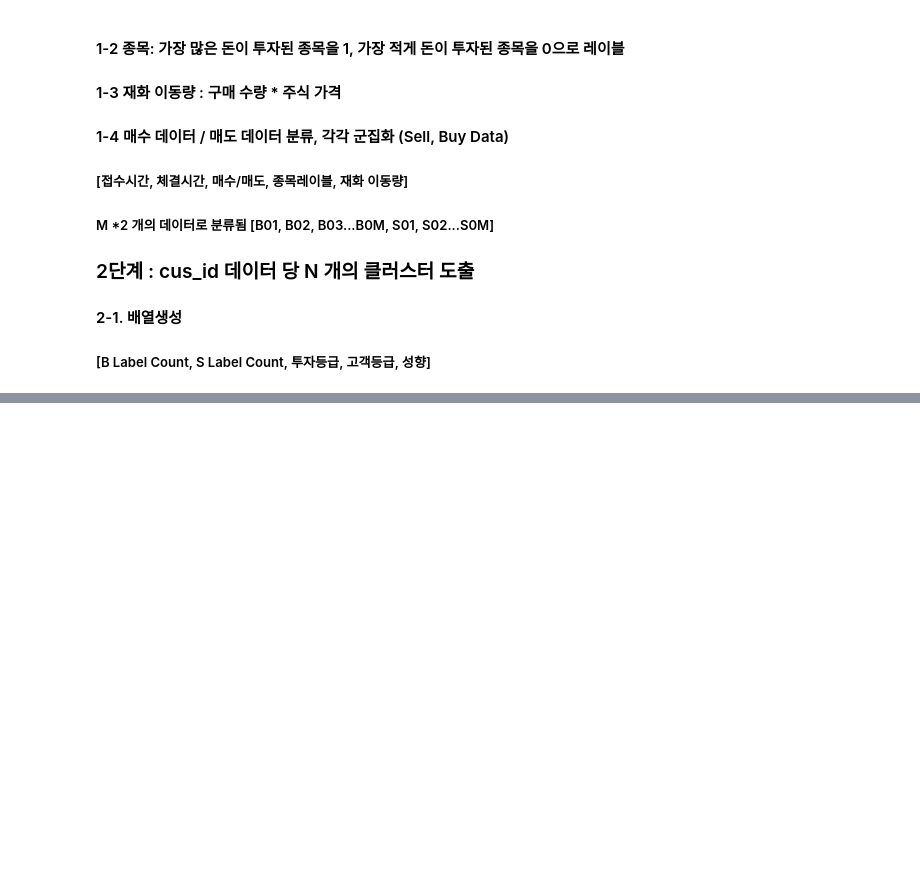
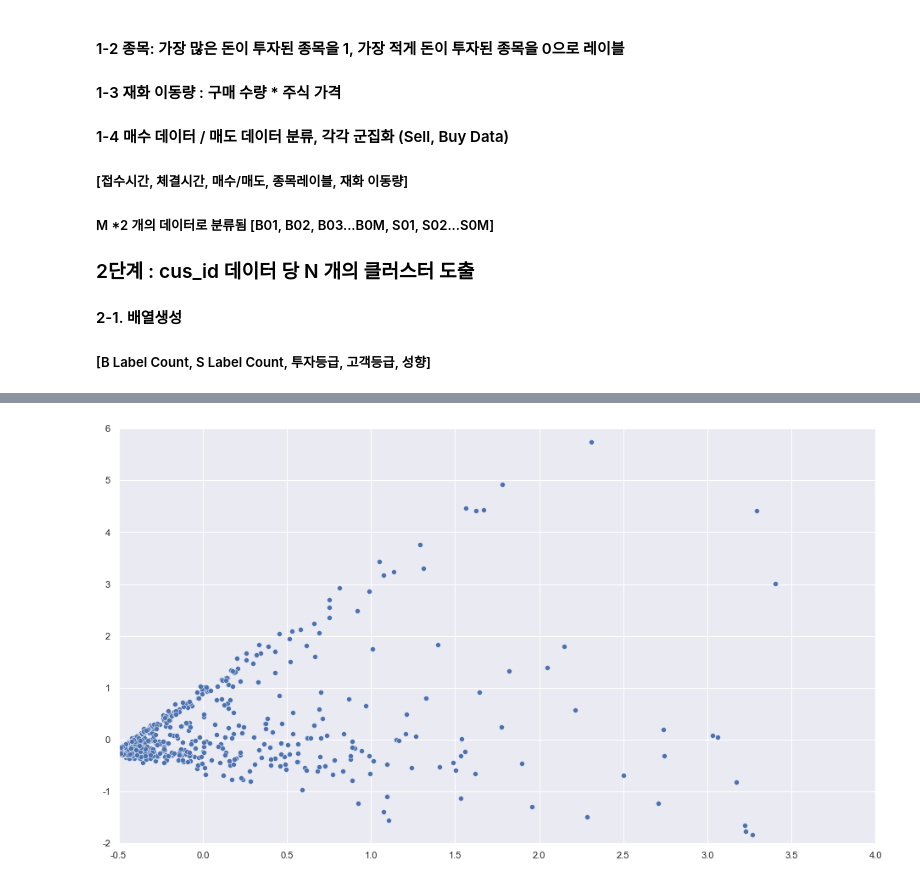
Before and after one commit to minhaeun/Data-Profiling, a Jupyter notebook: Project_20201230.ipynb, the cells around one changed output, grey strips where cells are left out. Cells and saved outputs as stored; diff of their text form; code cells hidden in the pictures; blank space fills up the shorter version.

```diff
--- a/Project_20201230.ipynb
+++ b/Project_20201230.ipynb
@@ -427,0 +484,33 @@ print(data.max(), data.min())
+# %%
+kmeans = KMeans(n_clusters=3, random_state=0)
+kmeans.fit(dfB_scaled)
+dfB_label = kmeans.labels_
+kmeans.fit(dfS_scaled)
+dfS_label = kmeans.labels_
+# %%
+df4 = df3[['cus_id','grd_scaled','icn_scaled']].copy()
+df4['money_cluster'] = '-'
+df4.loc[dfB.index,'money_cluster'] = dfB_label
+df4.loc[dfS.index,'money_cluster'] = dfS_label+3
+
+df5 = df4.groupby(['cus_id','money_cluster'])['grd_scaled'].count().unstack()
+df5 = df5.fillna(0)
+
+scaler = StandardScaler()
+df6 = pd.DataFrame(scaler.fit_transform(df5))
+#df6[['6','7']] = df4[['grd_scaled','icn_scaled']]
+#df6['8'] = df3['iem_scaled']
+# %%
+from sklearn.decomposition import PCA
+
+pca = PCA(n_components=2)  # 2차원으로 축소
+data = pca.fit_transform(df6)
+
+plt.figure(figsize=(16, 9))
+plt.xlim([-0.5,4])
+plt.ylim([-2,6])
+sns.scatterplot(x=data[:,0],y=data[:,1])
+sns.set(style = "darkgrid")
+plt.show()
+# %% [output]
+[figure, added]
```
Also changed, not shown: parts of 15 cells of this notebook.
